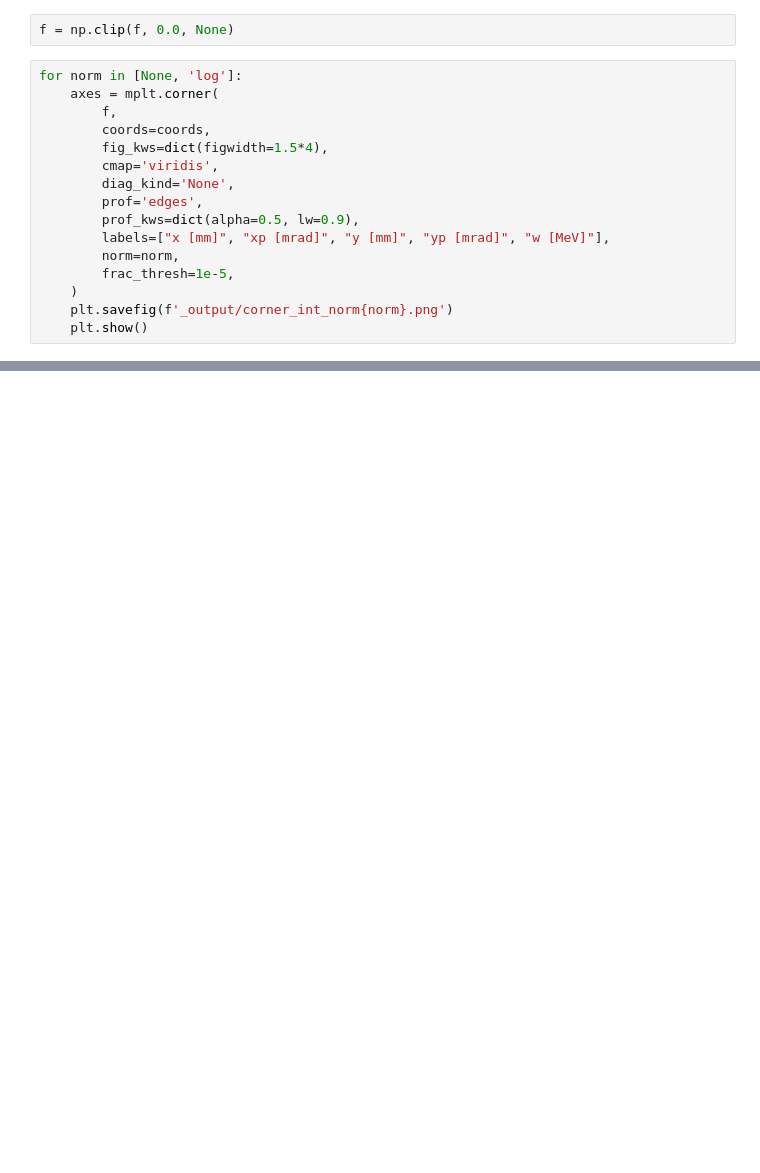
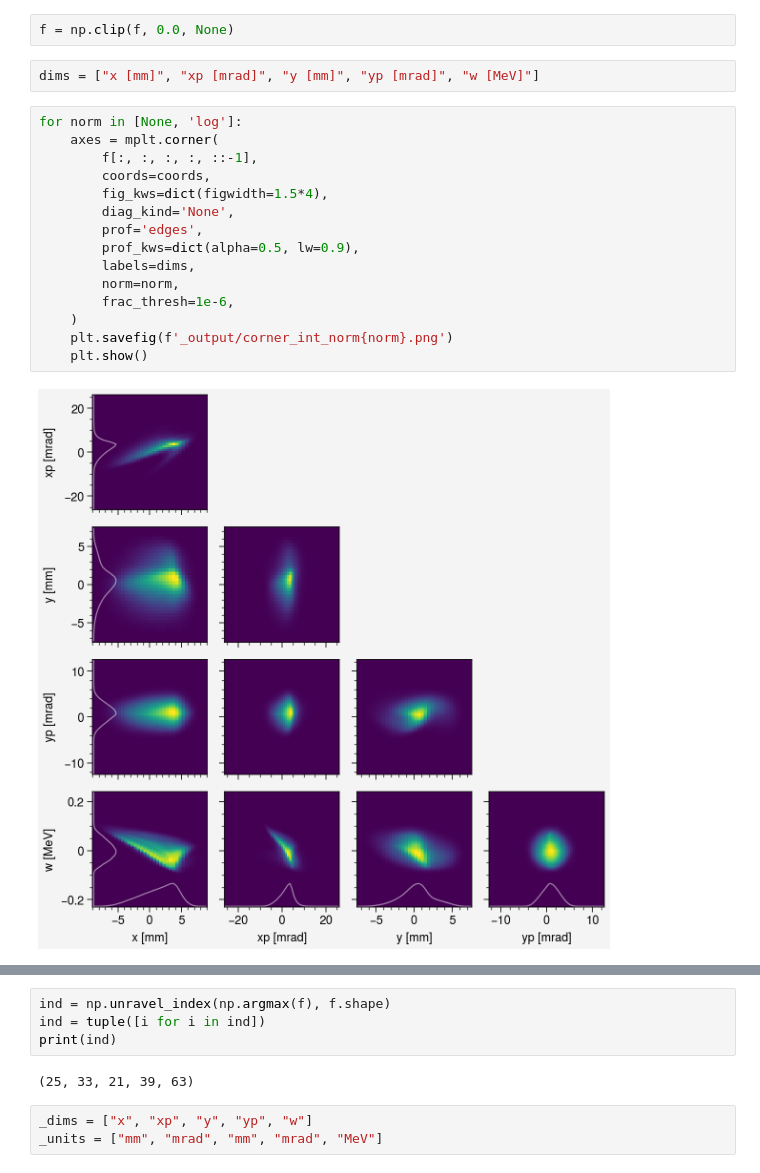
Before and after one commit to austin-hoover/analysis-sns-btf, a Jupyter notebook: scan3d/scan-xxpy-image-ypdE/scan-xxpy-image-ypdE_step4.ipynb, the cells around one changed output, grey strips where cells are left out. Drawn from its saved outputs; the diff is of its cells as text; blank space fills up the shorter version.

Commit message:
Make some plots of interpolated 5D density

```diff
--- a/scan3d/scan-xxpy-image-ypdE/scan-xxpy-image-ypdE_step4.ipynb
+++ b/scan3d/scan-xxpy-image-ypdE/scan-xxpy-image-ypdE_step4.ipynb
@@ -49,18 +77,21 @@ f.shape
 # %%
 f = np.clip(f, 0.0, None)
+# %%
+dims = ["x [mm]", "xp [mrad]", "y [mm]", "yp [mrad]", "w [MeV]"]
 # %%
 for norm in [None, 'log']:
     axes = mplt.corner(
-        f,
+        f[:, :, :, :, ::-1],
         coords=coords,
         fig_kws=dict(figwidth=1.5*4),
-        cmap='viridis',
         diag_kind='None',
         prof='edges',
         prof_kws=dict(alpha=0.5, lw=0.9),
-        labels=["x [mm]", "xp [mrad]", "y [mm]", "yp [mrad]", "w [MeV]"],
+        labels=dims,
         norm=norm,
-        frac_thresh=1e-5,
+        frac_thresh=1e-6,
     )
     plt.savefig(f'_output/corner_int_norm{norm}.png')
     plt.show()
+# %% [output]
+[figure, added]
@@ -66,0 +99,9 @@ for norm in [None, 'log']:
+# %%
+ind = np.unravel_index(np.argmax(f), f.shape)
+ind = tuple([i for i in ind])
+print(ind)
+# %% [output]
+(25, 33, 21, 39, 63)
+# %%
+_dims = ["x", "xp", "y", "yp", "w"]
+_units = ["mm", "mrad", "mm", "mrad", "MeV"]
```
Also changed, not shown: parts of 7 cells of this notebook, 1 other file.
